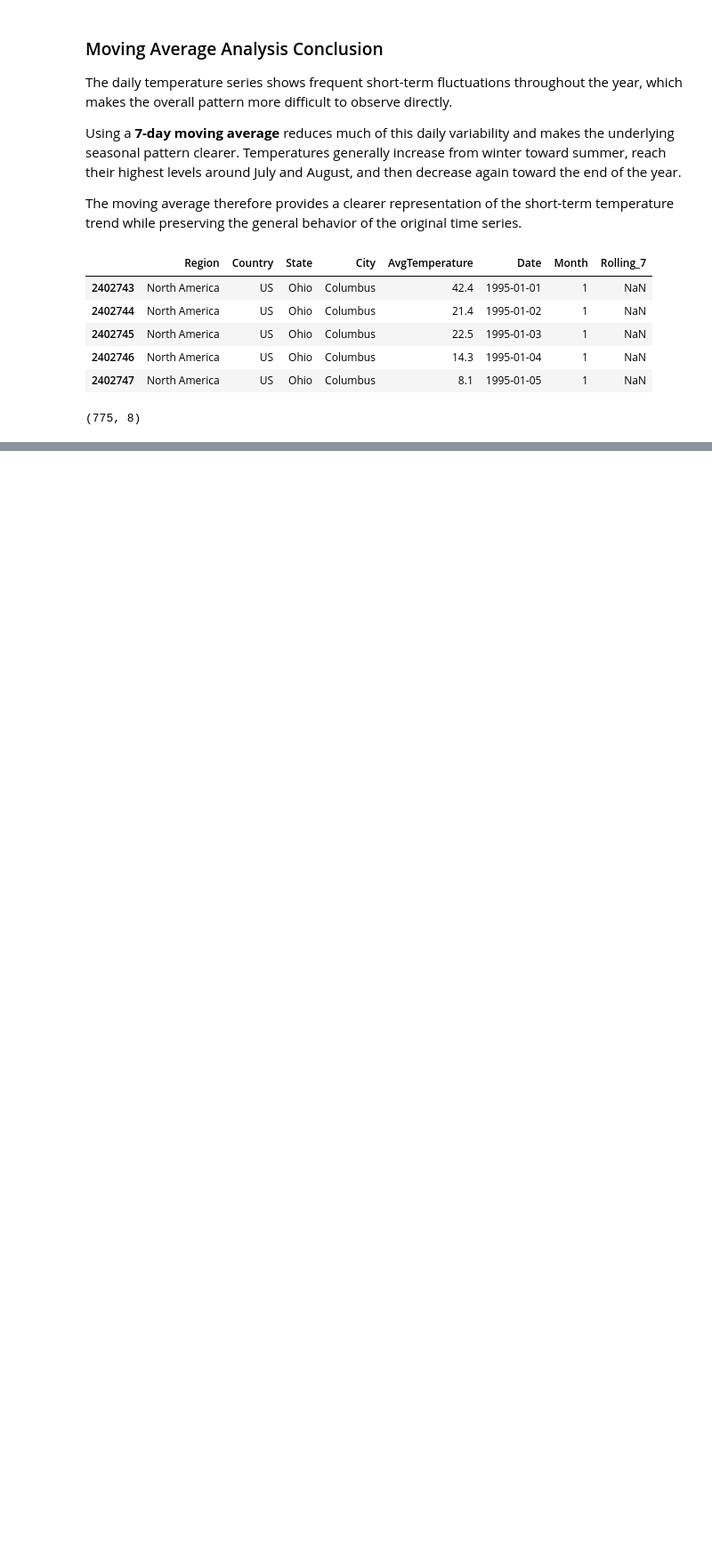
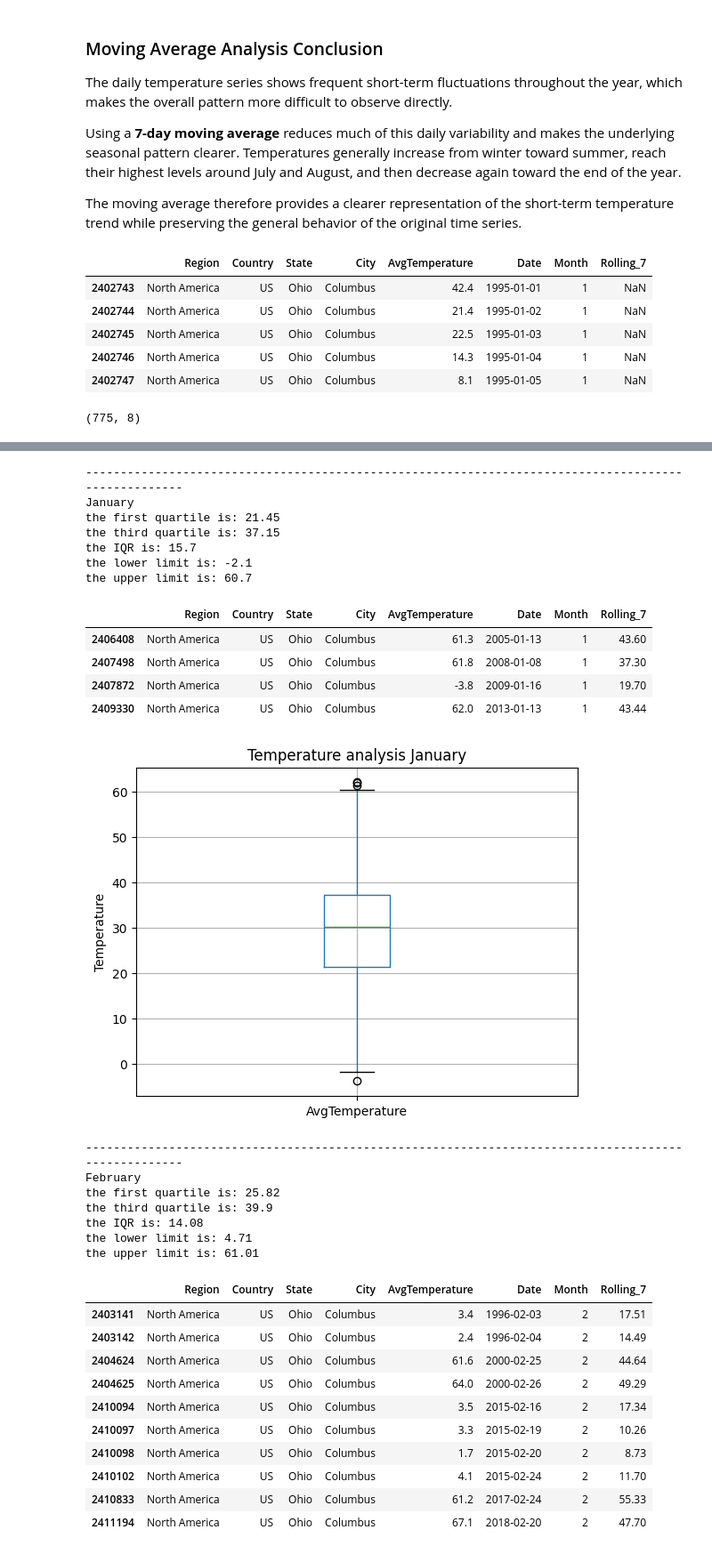
Before and after one commit to juanlopera23/temperature-time-series-analysis, a Jupyter notebook: eda.ipynb, the cells around one changed output, grey strips where cells are left out. Shown at 89% size. Cells and saved outputs as stored; diff of their text form; code cells hidden in the pictures; blank space fills up the shorter version.

```diff
--- a/eda.ipynb
+++ b/eda.ipynb
@@ -678,0 +702,34 @@ See the caveats in the documentation: https://pandas.pydata.org/pandas-docs/stab
+# %%
+outliers= outlire_detection(df)
+# %% [output]
+----------------------------------------------------------------------------------------------------
+January
+the first quartile is: 21.45
+the third quartile is: 37.15
+the IQR is: 15.7
+the lower limit is: -2.1
+the upper limit is: 60.7
+|  | Region | Country | State | City | AvgTemperature | Date | Month | Rolling_7 |
+| 2406408 | North America | US | Ohio | Columbus | 61.3 | 2005-01-13 | 1 | 43.60 |
+| 2407498 | North America | US | Ohio | Columbus | 61.8 | 2008-01-08 | 1 | 37.30 |
+| 2407872 | North America | US | Ohio | Columbus | -3.8 | 2009-01-16 | 1 | 19.70 |
+| 2409330 | North America | US | Ohio | Columbus | 62.0 | 2013-01-13 | 1 | 43.44 |
+[figure, added]
+----------------------------------------------------------------------------------------------------
+February
+the first quartile is: 25.82
+the third quartile is: 39.9
+the IQR is: 14.08
+the lower limit is: 4.71
+the upper limit is: 61.01
+|  | Region | Country | State | City | AvgTemperature | Date | Month | Rolling_7 |
+| 2403141 | North America | US | Ohio | Columbus | 3.4 | 1996-02-03 | 2 | 17.51 |
+| 2403142 | North America | US | Ohio | Columbus | 2.4 | 1996-02-04 | 2 | 14.49 |
+| 2404624 | North America | US | Ohio | Columbus | 61.6 | 2000-02-25 | 2 | 44.64 |
+| 2404625 | North America | US | Ohio | Columbus | 64.0 | 2000-02-26 | 2 | 49.29 |
+| 2410094 | North America | US | Ohio | Columbus | 3.5 | 2015-02-16 | 2 | 17.34 |
+| 2410097 | North America | US | Ohio | Columbus | 3.3 | 2015-02-19 | 2 | 10.26 |
+| 2410098 | North America | US | Ohio | Columbus | 1.7 | 2015-02-20 | 2 | 8.73 |
+| 2410102 | North America | US | Ohio | Columbus | 4.1 | 2015-02-24 | 2 | 11.70 |
+| 2410833 | North America | US | Ohio | Columbus | 61.2 | 2017-02-24 | 2 | 55.33 |
+| 2411194 | North America | US | Ohio | Columbus | 67.1 | 2018-02-20 | 2 | 47.70 |
```
Also changed, not shown: parts of 6 cells of this notebook, 2 other files.
